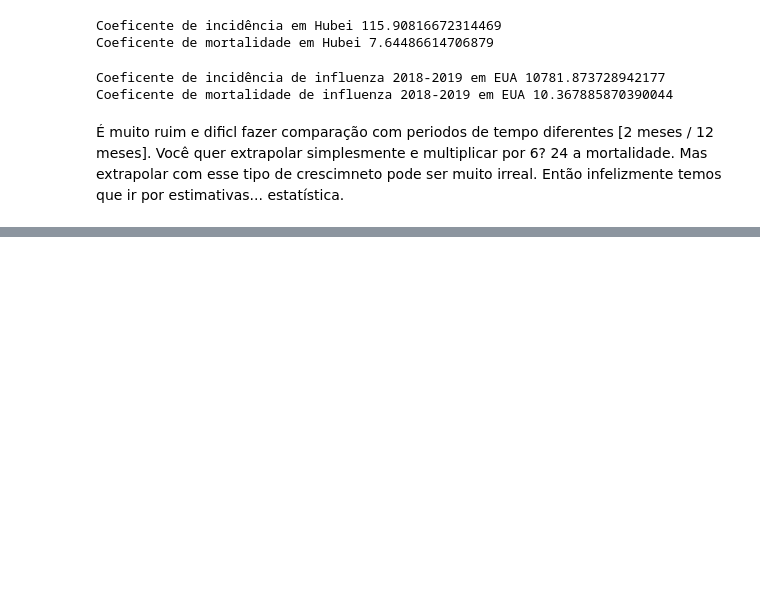
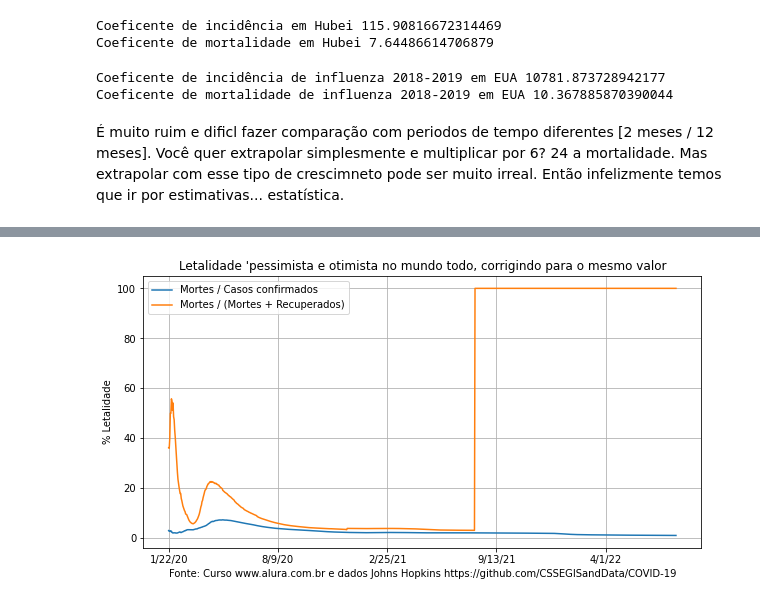
Before and after one commit to cglima/data-science-visualizacao-de-dados-para-saude-e-medicina, a Jupyter notebook: curso data science e saude-segunda-parte.ipynb, the cells around one changed output, grey strips where cells are left out. Saved outputs shown, nothing was run; the diff lists cells and outputs as text; code cells hidden in the pictures; blank space fills up the shorter version.

```diff
--- a/curso data science e saude-segunda-parte.ipynb
+++ b/curso data science e saude-segunda-parte.ipynb
@@ -1119,0 +1122,4 @@ Coeficente de mortalidade de influenza 2018-2019 em EUA 10.367885870390044
+# %%
+grouped_per_day = pd.DataFrame([confirmed.sum()[3:-2], recovered.sum()[3:], deaths.sum()[3:-2]],
+             index=["confirmed", "recovered", "deaths"]).T
+grouped_per_day.head()
@@ -1119,0 +1133,4 @@ Coeficente de mortalidade de influenza 2018-2019 em EUA 10.367885870390044
+# %%
+grouped_per_day["letality_rate_1"] = grouped_per_day["deaths"] / grouped_per_day["confirmed"] * 100
+grouped_per_day["letality_rate_2"] = grouped_per_day["deaths"] / (grouped_per_day["deaths"] + grouped_per_day["recovered"]) * 100
+grouped_per_day.head()
@@ -1119,0 +1144,13 @@ Coeficente de mortalidade de influenza 2018-2019 em EUA 10.367885870390044
+# %%
+plt.figure(figsize=(10,5))
+
+grouped_per_day["letality_rate_1"].plot()
+ax = grouped_per_day["letality_rate_2"].plot()
+plt.title("Letalidade 'pessimista e otimista no mundo todo, corrigindo para o mesmo valor")
+plt.legend(["Mortes / Casos confirmados", "Mortes / (Mortes + Recuperados)"])
+plt.grid(linestyle='-')
+ax.set_xlabel("Fonte: Curso www.alura.com.br e dados Johns Hopkins https://github.com/CSSEGISandData/COVID-19")
+ax.set_ylabel("% Letalidade")
+plt.show()
+# %% [output]
+[figure, added]
```
Also changed, not shown: parts of 5 cells of this notebook.
